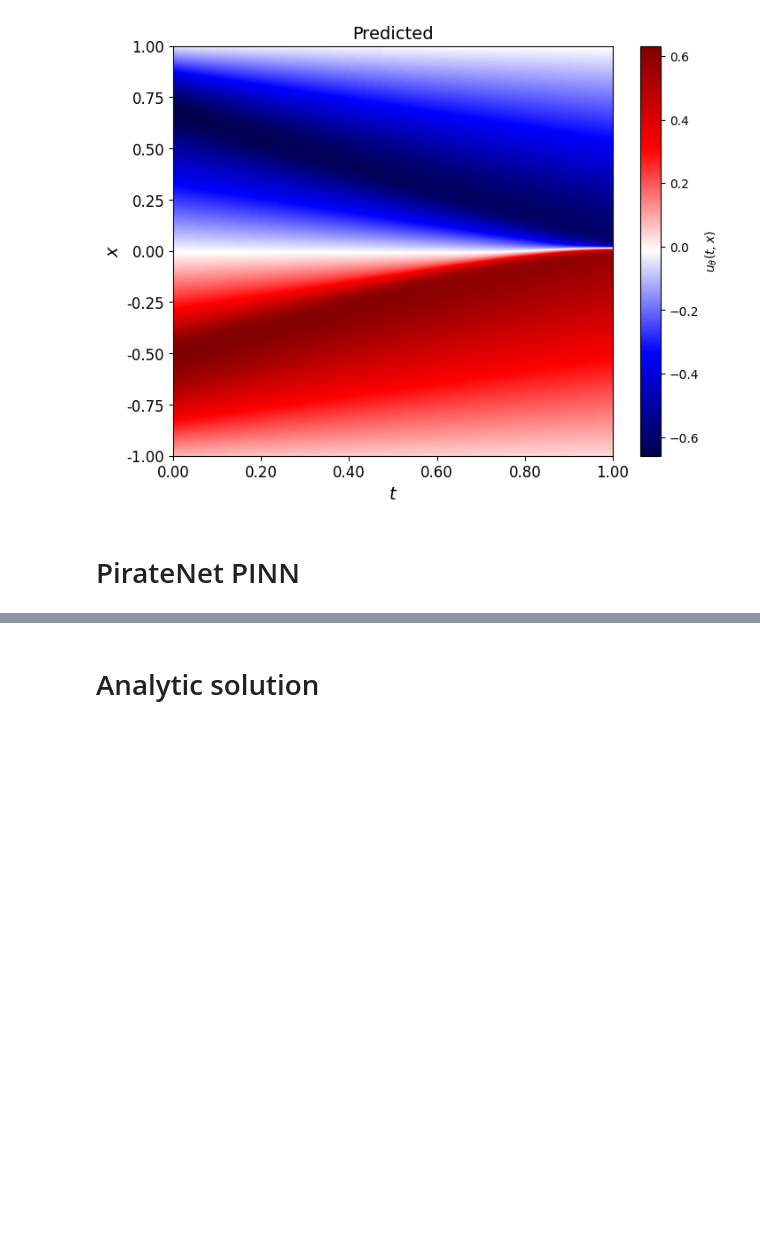
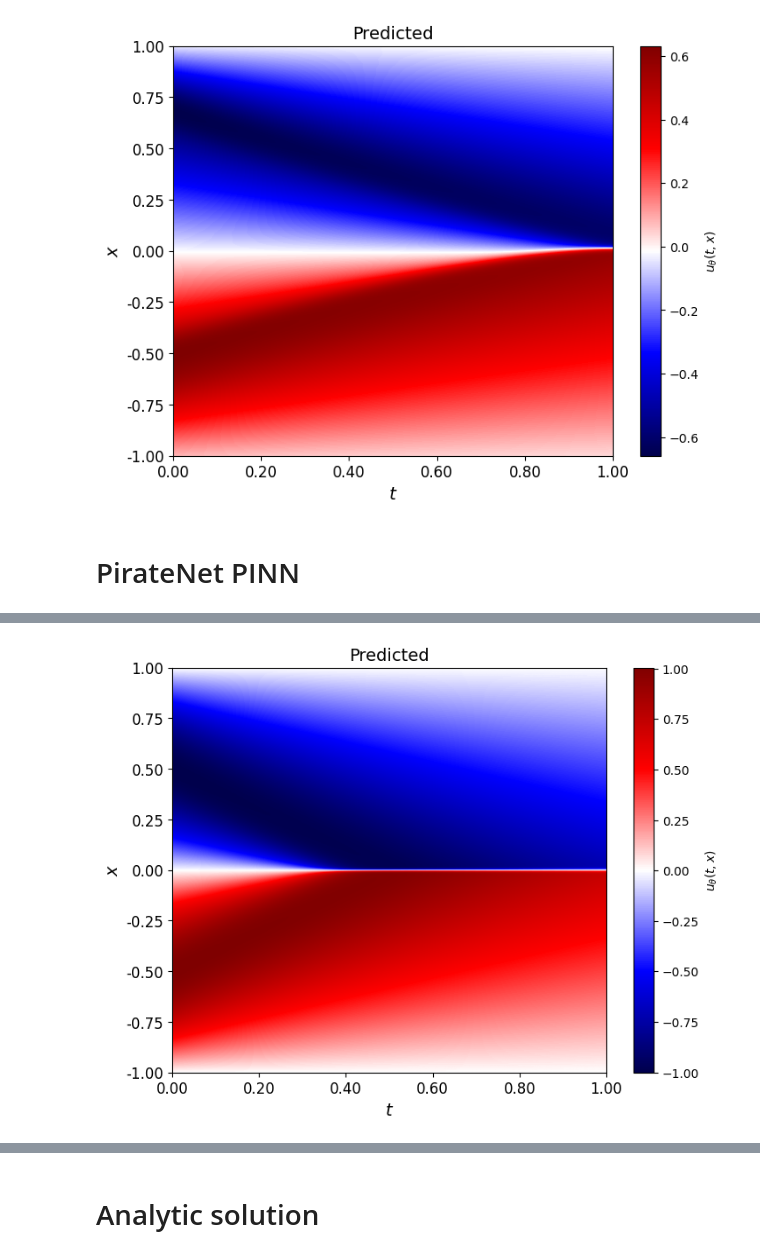
Before and after one commit to 1frog-prog1/diploma_pinn, a Jupyter notebook: notebooks/1d_burgers_pinn.ipynb, the cells around one changed output, grey strips where cells are left out. Drawn from its saved outputs; the diff is of its cells as text; code cells hidden in the pictures; blank space fills up the shorter version.

```diff
--- a/notebooks/1d_burgers_pinn.ipynb
+++ b/notebooks/1d_burgers_pinn.ipynb
@@ -400,0 +441,18 @@ save_model(piratenet_pinn, os.path.join("..", "saved_models", "1d_burgers", "pir
+# %%
+# Set training parameters
+max_epoch = 10000
+resnet_pinn = BasePINN(
+    input_dim=2,
+    hidden_layers=9 * [42],
+    model_class=ResNet,
+    loss_class=PINN_Loss,
+    rff_features=20,
+    output_dim=1,
+    equation=burgers_1d
+).to(device)
+optimizers = {
+    "model": optim.Adam(resnet_pinn.parameters(), lr=1e-3),
+}
+scheduler = {
+    "model": optim.lr_scheduler.StepLR(optimizers["model"], step_size=1000, gamma=0.9)
+}
@@ -400,0 +486,7 @@ save_model(piratenet_pinn, os.path.join("..", "saved_models", "1d_burgers", "pir
+# %%
+N = 501
+resnet_pinn.to("cpu")
+T, X, U = compute_approximation_2d(resnet_pinn, lb, ub, N)
+plot_single_heatmap_2d(T, X, U, title="Predicted") # save_path="../pics/1d_burgers/plots/sa_pinn_v001divpi.png")
+# %% [output]
+[figure, added]
```
Also changed, not shown: parts of 23 cells of this notebook, 15 other files.
